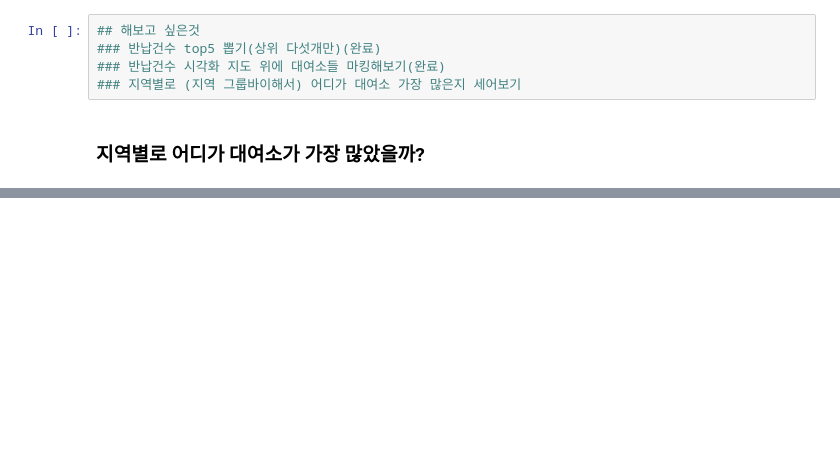
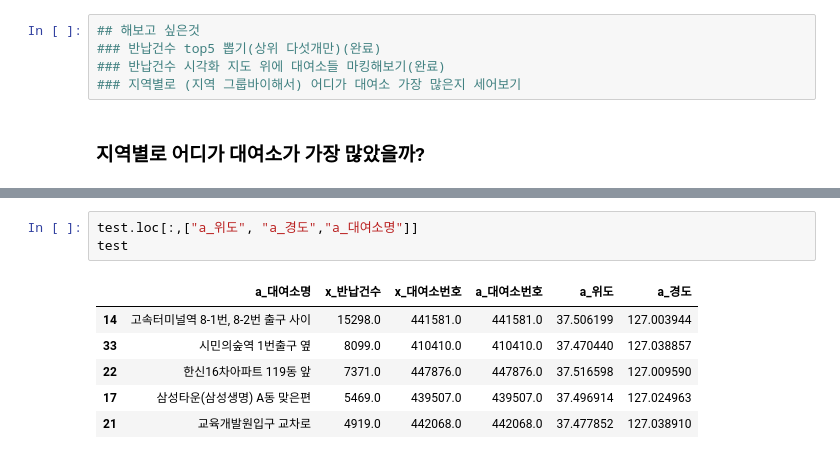
Before and after one commit to dahyun-hey/da_log, a Jupyter notebook: Python/bike_da.ipynb, the cells around one changed output, grey strips where cells are left out. Drawn from its saved outputs; the diff is of its cells as text; blank space fills up the shorter version.

```diff
--- a/Python/bike_da.ipynb
+++ b/Python/bike_da.ipynb
@@ -452,0 +259,10 @@ df.groupby(['x_소재지']).apply(g_S)
+# %%
+test.loc[:,["a_위도", "a_경도","a_대여소명"]]
+test
+# %% [output]
+|  | a_대여소명 | x_반납건수 | x_대여소번호 | a_대여소번호 | a_위도 | a_경도 |
+| 14 | 고속터미널역 8-1번, 8-2번 출구 사이 | 15298.0 | 441581.0 | 441581.0 | 37.506199 | 127.003944 |
+| 33 | 시민의숲역 1번출구 옆 | 8099.0 | 410410.0 | 410410.0 | 37.470440 | 127.038857 |
+| 22 | 한신16차아파트 119동 앞 | 7371.0 | 447876.0 | 447876.0 | 37.516598 | 127.009590 |
+| 17 | 삼성타운(삼성생명) A동 맞은편 | 5469.0 | 439507.0 | 439507.0 | 37.496914 | 127.024963 |
+| 21 | 교육개발원입구 교차로 | 4919.0 | 442068.0 | 442068.0 | 37.477852 | 127.038910 |
```
Also changed, not shown: parts of 34 cells of this notebook, 8 other files.
